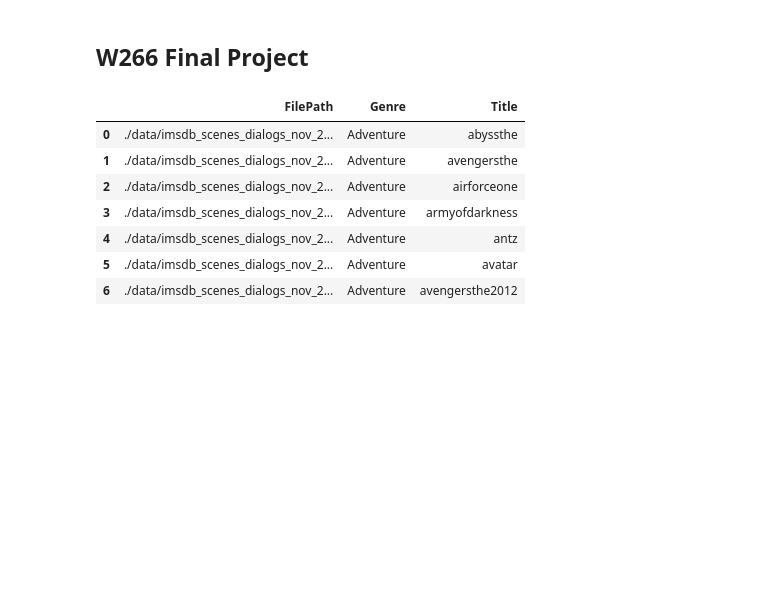
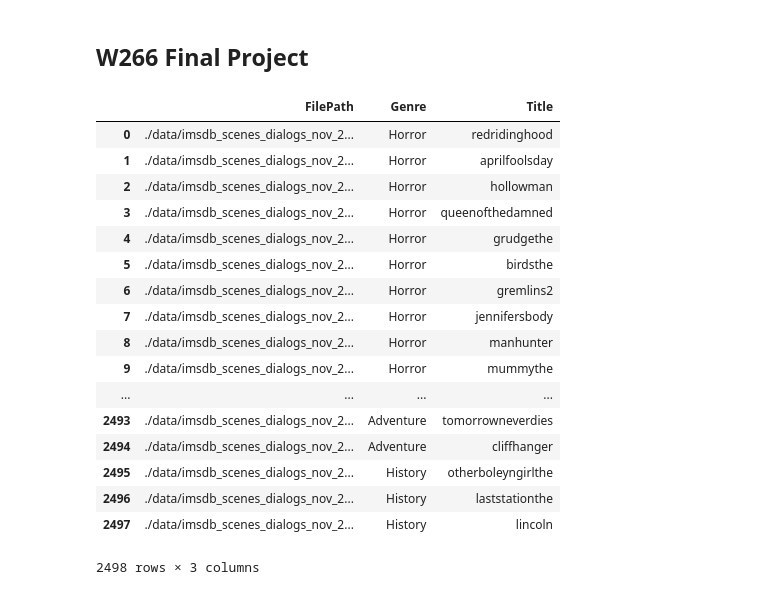
Before and after one commit to mathaholic/w266_final_project, a Jupyter notebook: W266 Final Project.ipynb, the cells around one changed output. Cells and saved outputs as stored; diff of their text form; code cells hidden in the pictures; blank space fills up the shorter version.

Commit message:
working list of characters loop

```diff
--- a/W266 Final Project.ipynb
+++ b/W266 Final Project.ipynb
@@ -8,33 +8,43 @@ import glob #this makes a list of all the files in a directory
 from pandasql import sqldf
 pysqldf = lambda q: sqldf(q, globals())
 # %%
-files_list = glob.glob("./data/imsdb_scenes_dialogs_nov_2015/dialogs/Adventure/a*_dialog.txt")
+files_list = glob.glob("./data/imsdb_scenes_dialogs_nov_2015/dialogs/*/*_dialog.txt")
 
 file_array = np.array(files_list)
 files = pd.DataFrame(file_array.reshape(-1,1), columns=["FilePath"])
 
 title_list = []
 genre_list = []
 for i in files.index:
     genretitle = files['FilePath'][i][45:] #get rid of all the ./data/imsdb...
     a, b = genretitle.split("/")
     genre_list.append(a)
     title_list.append(b[:-11]) #take off '_dialog.txt' from the file name
 
 
 files['Genre']=genre_list
 files['Title']=title_list
 
 files
 # %% [output]
 |  | FilePath | Genre | Title |
-| 0 | ./data/imsdb_scenes_dialogs_nov_2... | Adventure | abyssthe |
-| 1 | ./data/imsdb_scenes_dialogs_nov_2... | Adventure | avengersthe |
-| 2 | ./data/imsdb_scenes_dialogs_nov_2... | Adventure | airforceone |
-| 3 | ./data/imsdb_scenes_dialogs_nov_2... | Adventure | armyofdarkness |
-| 4 | ./data/imsdb_scenes_dialogs_nov_2... | Adventure | antz |
-| 5 | ./data/imsdb_scenes_dialogs_nov_2... | Adventure | avatar |
-| 6 | ./data/imsdb_scenes_dialogs_nov_2... | Adventure | avengersthe2012 |
+| 0 | ./data/imsdb_scenes_dialogs_nov_2... | Horror | redridinghood |
+| 1 | ./data/imsdb_scenes_dialogs_nov_2... | Horror | aprilfoolsday |
+| 2 | ./data/imsdb_scenes_dialogs_nov_2... | Horror | hollowman |
+| 3 | ./data/imsdb_scenes_dialogs_nov_2... | Horror | queenofthedamned |
+| 4 | ./data/imsdb_scenes_dialogs_nov_2... | Horror | grudgethe |
+| 5 | ./data/imsdb_scenes_dialogs_nov_2... | Horror | birdsthe |
+| 6 | ./data/imsdb_scenes_dialogs_nov_2... | Horror | gremlins2 |
+| 7 | ./data/imsdb_scenes_dialogs_nov_2... | Horror | jennifersbody |
+| 8 | ./data/imsdb_scenes_dialogs_nov_2... | Horror | manhunter |
+| 9 | ./data/imsdb_scenes_dialogs_nov_2... | Horror | mummythe |
+| ... | ... | ... | ... |
+| 2493 | ./data/imsdb_scenes_dialogs_nov_2... | Adventure | tomorrowneverdies |
+| 2494 | ./data/imsdb_scenes_dialogs_nov_2... | Adventure | cliffhanger |
+| 2495 | ./data/imsdb_scenes_dialogs_nov_2... | History | otherboleyngirlthe |
+| 2496 | ./data/imsdb_scenes_dialogs_nov_2... | History | laststationthe |
+| 2497 | ./data/imsdb_scenes_dialogs_nov_2... | History | lincoln |
+2498 rows × 3 columns
 # %%
 movie1 = pd.read_fwf('./data/imsdb_scenes_dialogs_nov_2015/dialogs/Adventure/avatar_dialog.txt',
                     header=None, names=["RawLine"],encoding='utf')
```
Also changed, not shown: parts of 4 cells of this notebook.
